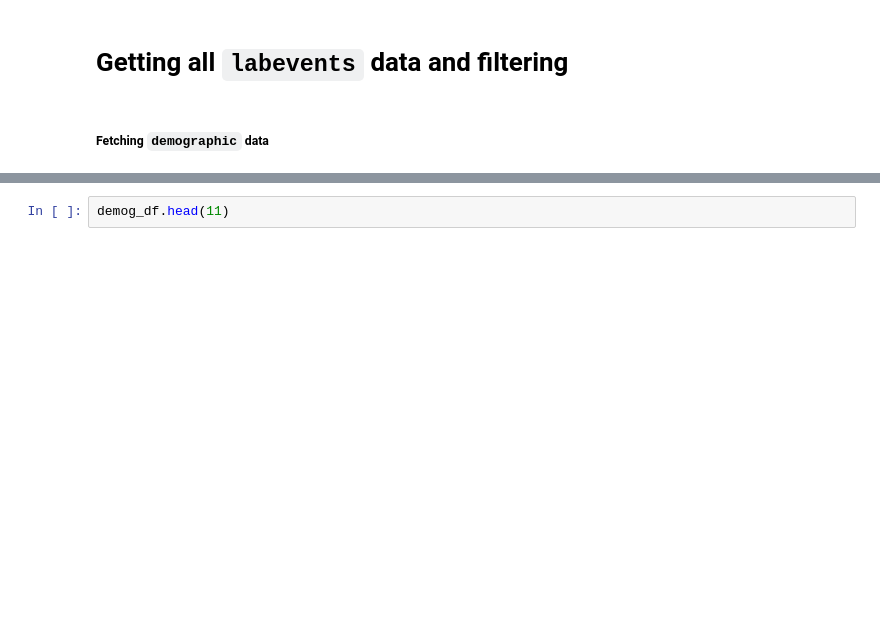
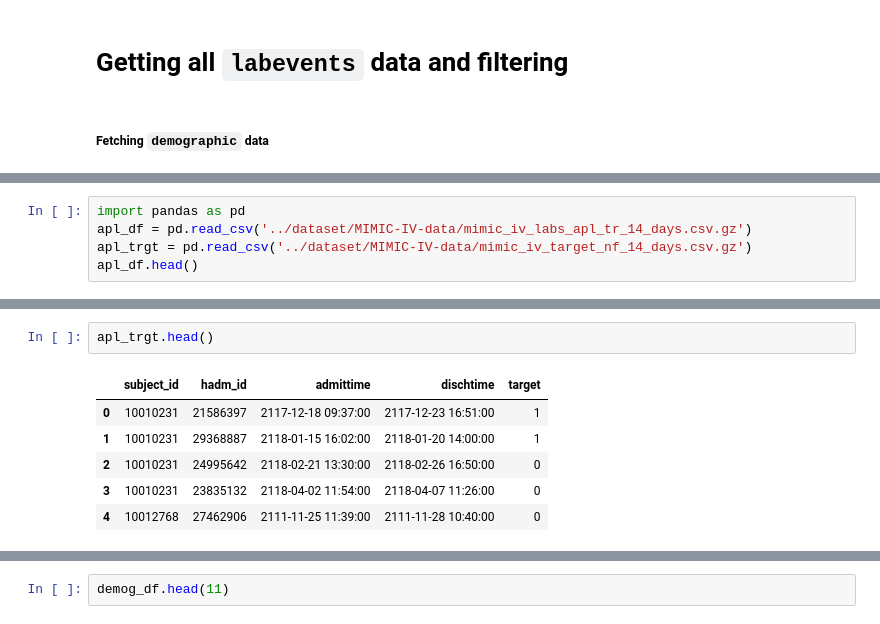
Before and after one commit to Crazz-Zaac/informative-missingness, a Jupyter notebook: project/notebooks/exp_2025.ipynb, the cells around one changed output, grey strips where cells are left out. Cells and saved outputs as stored; diff of their text form; blank space fills up the shorter version.

```diff
--- a/project/notebooks/exp_2025.ipynb
+++ b/project/notebooks/exp_2025.ipynb
@@ -92,3 +92,8 @@ final_df.to_parquet("../dataset/raw/cohort_with_demographic_data.parquet", index
 conn.connection.commit()
 cursor.close()
 conn.close()
+# %%
+import pandas as pd
+apl_df = pd.read_csv('../dataset/MIMIC-IV-data/mimic_iv_labs_apl_tr_14_days.csv.gz')
+apl_trgt = pd.read_csv('../dataset/MIMIC-IV-data/mimic_iv_target_nf_14_days.csv.gz')
+apl_df.head()
@@ -94,0 +130,9 @@ conn.close()
+# %%
+apl_trgt.head()
+# %% [output]
+|  | subject_id | hadm_id | admittime | dischtime | target |
+| 0 | 10010231 | 21586397 | 2117-12-18 09:37:00 | 2117-12-23 16:51:00 | 1 |
+| 1 | 10010231 | 29368887 | 2118-01-15 16:02:00 | 2118-01-20 14:00:00 | 1 |
+| 2 | 10010231 | 24995642 | 2118-02-21 13:30:00 | 2118-02-26 16:50:00 | 0 |
+| 3 | 10010231 | 23835132 | 2118-04-02 11:54:00 | 2118-04-07 11:26:00 | 0 |
+| 4 | 10012768 | 27462906 | 2111-11-25 11:39:00 | 2111-11-28 10:40:00 | 0 |
```
Also changed, not shown: parts of 7 cells of this notebook, 15 other files.
